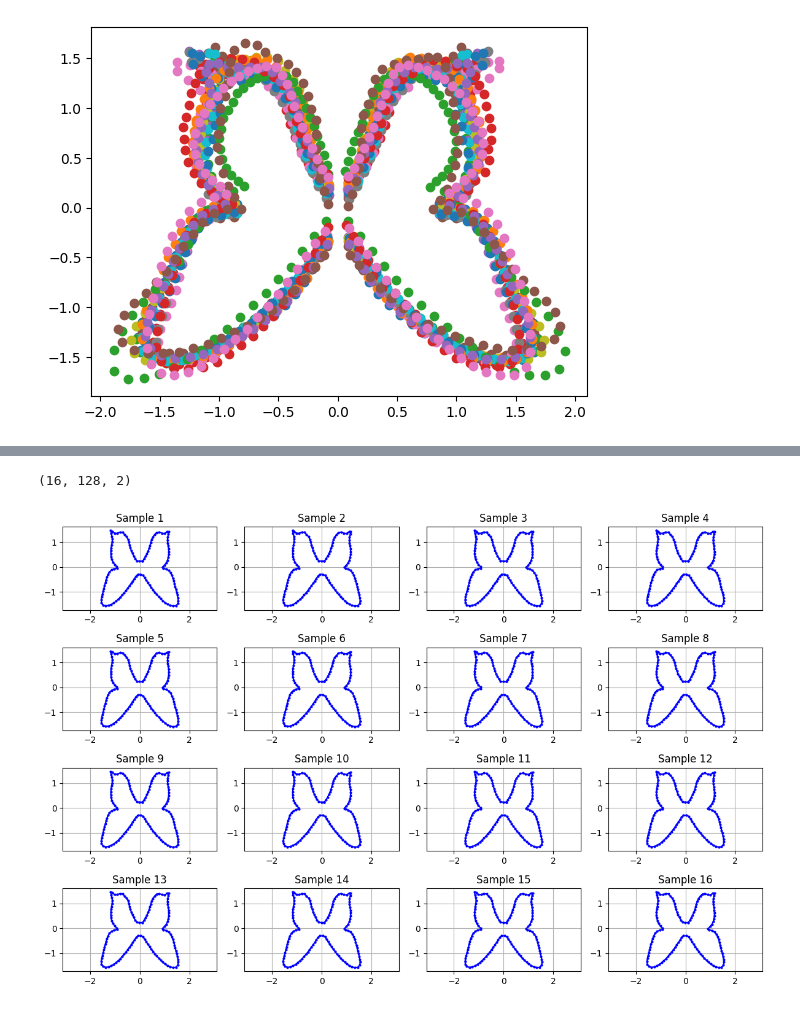
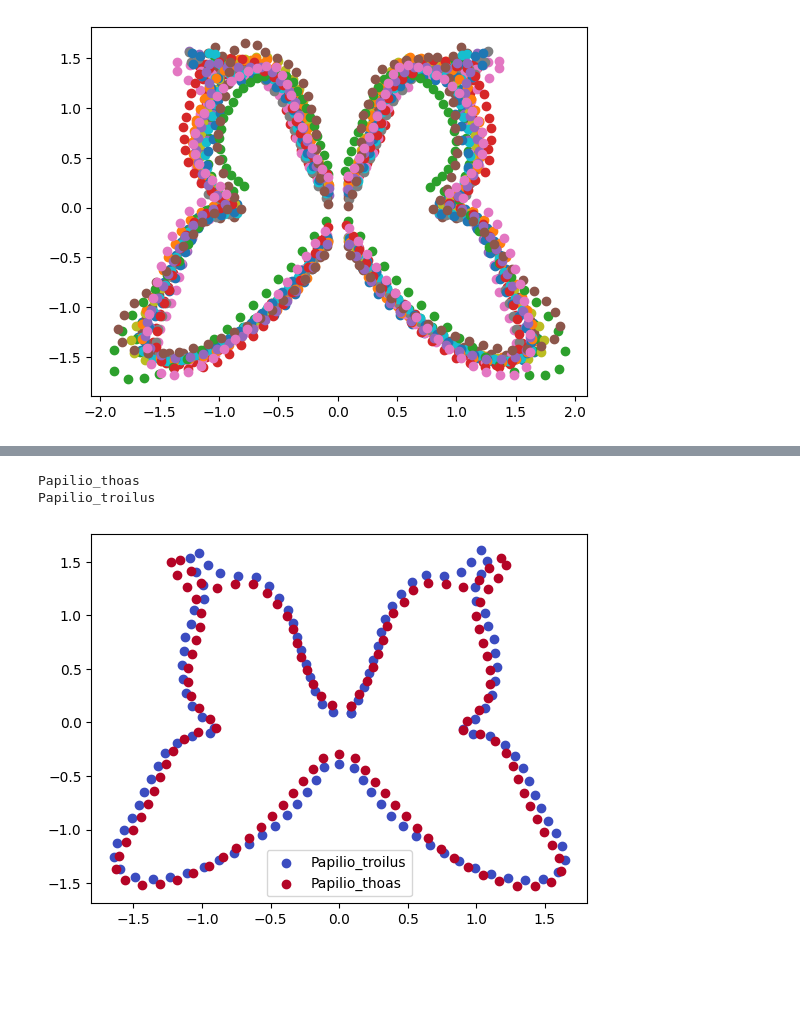
Before and after one commit to MateosCz/DSM_learning_notebook, a Jupyter notebook: neuralOpButterfly.ipynb, the cells around one changed output, grey strips where cells are left out. Cells and saved outputs as stored; diff of their text form; code cells hidden in the pictures; blank space fills up the shorter version.

```diff
--- a/neuralOpButterfly.ipynb
+++ b/neuralOpButterfly.ipynb
@@ -145,8 +150,19 @@ plot_trajectory_2d(xs_butterfly, "Reversed Eulerian SDE", simplified=False)
-# %%
-butterfly_data_generator = ButterflyDataGenerator(butterfly_data[3], seed=get_random_int())
-test_data = butterfly_data_generator.generate_data(128, batch_size=16)
-print(test_data.shape)
-butterfly_data_generator.visualize_samples(test_data)
-# %% [output]
-(16, 128, 2)
-[figure, removed]
+# %%
+name_x0 = leaf_butterfly_landmarks.iloc[10, 0]
+name_xT = leaf_butterfly_landmarks.iloc[5, 0]
+print(name_x0)
+print(name_xT)
+
+X_0 = butterfly_data_generator.generate_data(118, batch_size=1)
+X_T = X_T_data_generator.generate_data(118, batch_size=1)
+
+# plot the two butterflys on the same plot with different colors and different markers, with labels
+plt.scatter(X_T[0, :, 0], X_T[0, :, 1], color=plt.cm.coolwarm(0), label=name_xT)
+plt.scatter(X_0[0, :, 0], X_0[0, :, 1], color=plt.cm.coolwarm(255), label=name_x0)
+
+plt.legend()
+plt.show()
+# %% [output]
+Papilio_thoas
+Papilio_troilus
+[figure, added]
```
Also changed, not shown: parts of 2 cells of this notebook, 4 other files.
